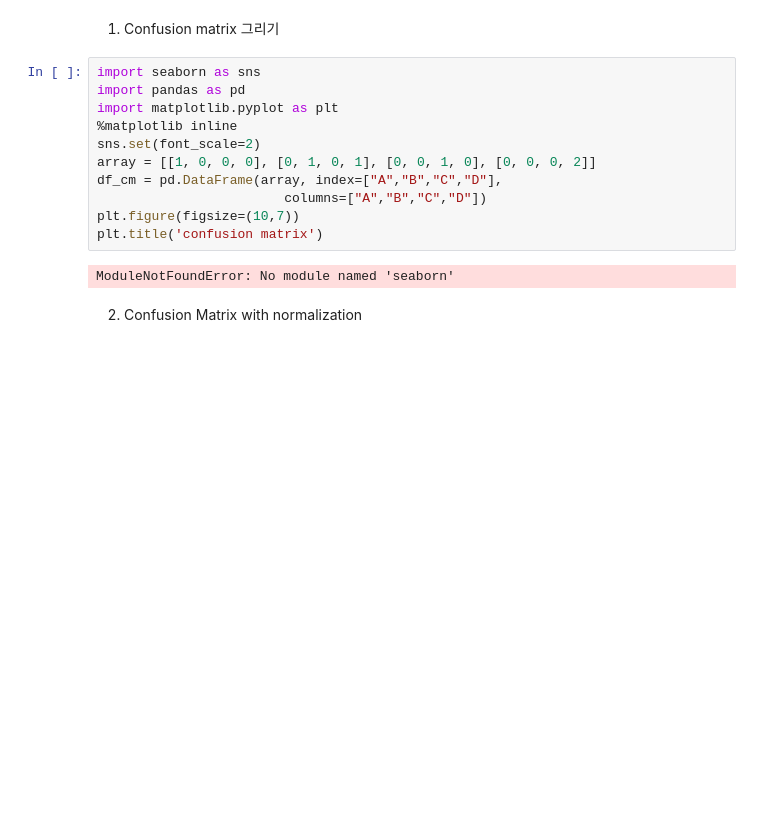
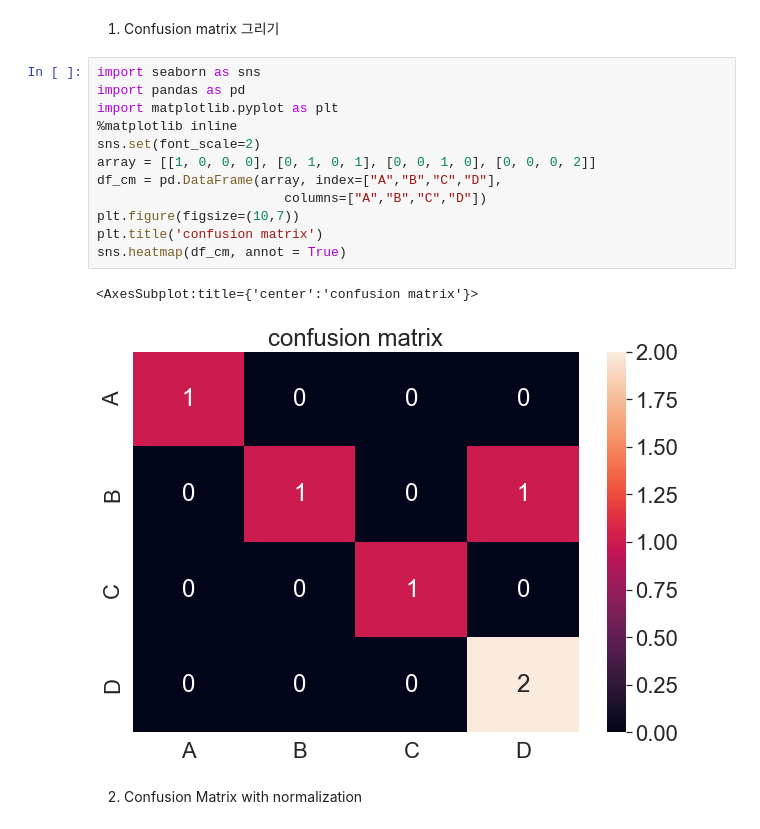
Before and after one commit to dsc-sookmyung/2020-Machine-Learning-study, a Jupyter notebook: Week2/[Week2]김주연.ipynb, the cells around one changed output. Cells and saved outputs as stored; diff of their text form; blank space fills up the shorter version.

Commit message:
Done Assignment 1
confusion matrix, tp, tn, fp, fn, accuracy, precision, recall, f1 score

```diff
--- a/Week2/[Week2]김주연.ipynb
+++ b/Week2/[Week2]김주연.ipynb
@@ -55,16 +55,18 @@ N dimension has N eigen vectors.
 # %%
 import seaborn as sns
 import pandas as pd
 import matplotlib.pyplot as plt
 %matplotlib inline
 sns.set(font_scale=2)
 array = [[1, 0, 0, 0], [0, 1, 0, 1], [0, 0, 1, 0], [0, 0, 0, 2]]
 df_cm = pd.DataFrame(array, index=["A","B","C","D"],
                         columns=["A","B","C","D"])
 plt.figure(figsize=(10,7))
 plt.title('confusion matrix')
+sns.heatmap(df_cm, annot = True)
 # %% [output]
-ModuleNotFoundError: No module named 'seaborn'
+<AxesSubplot:title={'center':'confusion matrix'}>
+[figure, added]
 # %% [markdown]
 2. Confusion Matrix with normalization
 # %%
```
Also changed, not shown: parts of 11 cells of this notebook.
